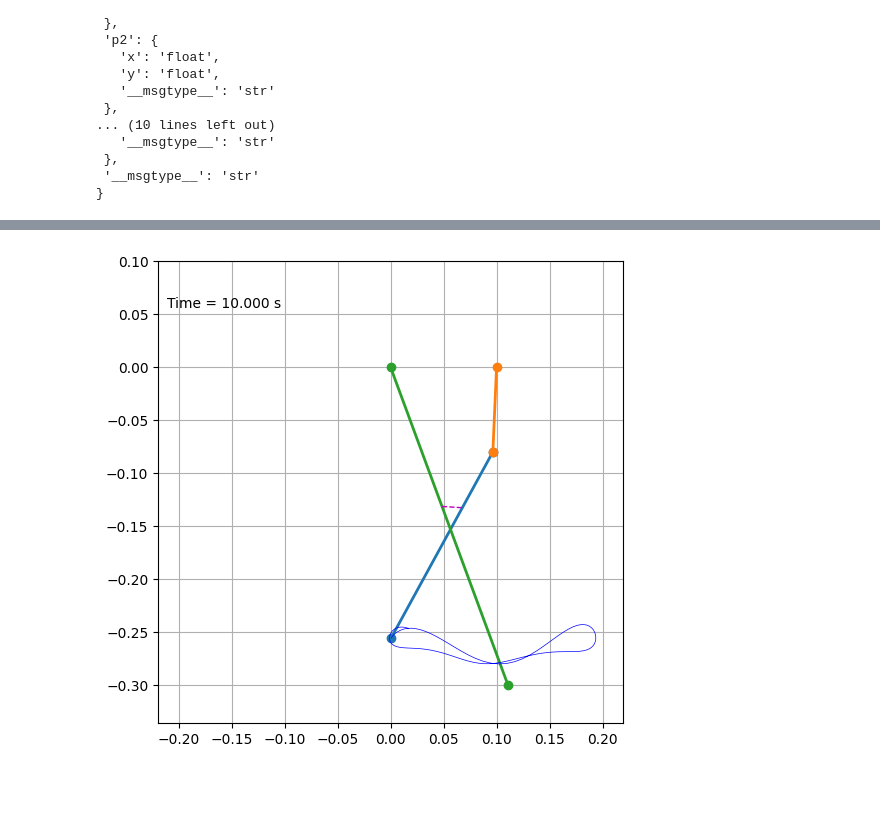
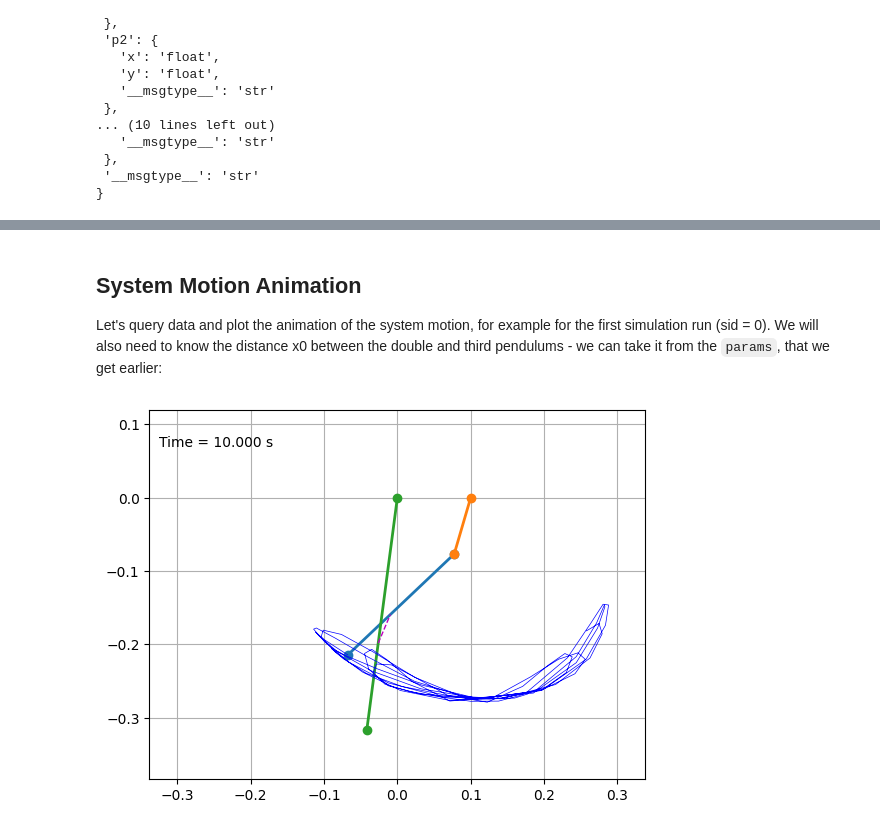
Before and after one commit to citros-garden/pendulum, a Jupyter notebook: citros_template/notebooks/system_with_spring.ipynb, the cells around one changed output, grey strips where cells are left out. Saved outputs shown, nothing was run; the diff lists cells and outputs as text; code cells hidden in the pictures; blank space fills up the shorter version.

Commit message:
docs(citros_template/notebooks): notebooks

```diff
--- a/citros_template/notebooks/system_with_spring.ipynb
+++ b/citros_template/notebooks/system_with_spring.ipynb
@@ -120,0 +143,6 @@ Let's query data and plot the animation of the system motion:
+# %%
+name = 'data.system_with_spring.ros__parameters'
+params = citros.batch(-1).topic('/config').data(name, additional_columns='sid')
+params = params[params[name].notna()].set_index('sid')[name]
+
+print(f"pandas.Series with initial parameters for the simulation runs:\n{params}")
@@ -121,18 +173,24 @@ Let's query data and plot the animation of the system motion:
+# %% [markdown]
+## System Motion Animation
+
+Let's query data and plot the animation of the system motion, for example for the first simulation run (sid = 0). We will also need to know the distance x0 between the double and third pendulums - we can take it from the `params`, that we get earlier:
 # %%
-F = citros.batch(-1).topic('/coordinates').data()
-x0 = citros.batch(-1).topic('/config').data('data.system_with_spring.ros__parameters.x0')['data.system_with_spring.ros__parameters.x0'][0]
+F = citros.batch(-1).sid(0).topic('/coordinates').data()
+x0 = params[0]['x0']
 # %%
 import matplotlib.pyplot as plt
 from collections import deque
 
 def animate(F, x0):
-
     # length of the history trace
     trace_len = 100
 
-    max_y = max(abs(F['data.p2.y']))*1.2
-    fig = plt.figure(figsize = (6,6))
-    ax = fig.add_subplot(111, autoscale_on=False, xlim=(-max_y, max_y), ylim=(-max_y, 0.1))
+    max_y_0 = abs(min([min(F['data.p2.y']), min(F['data.p3.y'])]))*1.2
+    max_y_1 = max([max(F['data.p1.y']), max(F['data.p2.y']), max(F['data.p3.y']), 0.1])*1.2
+    max_x = max([max(abs(F['data.p1.x'])), max(abs(F['data.p2.x'])), max(abs(F['data.p3.x']))])*1.2
+
+    fig = plt.figure()
+    ax = fig.add_subplot(111, autoscale_on=False, xlim=(-max_x, max_x), ylim=(-max_y_0, max_y_1))
     ax.set_aspect('equal', 'datalim')
     ax.grid()
 
@@ -146,31 +204,34 @@ def animate(F, x0):
 
     plt.close()
     def init():
         line1.set_data([], [])
         line2.set_data([], [])
         trace.set_data([], [])
         line3.set_data([], [])
         line4.set_data([], [])
         time_text.set_text('')
         trace_x.clear()
         trace_y.clear()
         return line1, line2, trace, time_text
 
     def animate_frame(i):
         trace_x.appendleft(F['data.p2.x'].iloc[i])
         trace_y.appendleft(F['data.p2.y'].iloc[i])
 
         line1.set_data([[F['data.p1.x'].iloc[i],F['data.p2.x'].iloc[i]],[F['data.p1.y'].iloc[i], F['data.p2.y'].iloc[i]]])
         line2.set_data([[x0,F['data.p1.x'].iloc[i]],[0, F['data.p1.y'].iloc[i]]])
         line3.set_data([[0,F['data.p3.x'].iloc[i]],[0, F['data.p3.y'].iloc[i]]])
         line4.set_data([[F['data.spr.x0'].iloc[i],F['data.spr.x1'].iloc[i]],[F['data.spr.y0'].iloc[i], F['data.spr.y1'].iloc[i]]])
         trace.set_data(trace_x, trace_y)
 
         time_text.set_text('Time = %.3f s' % F['data.t'].iloc[i])
         return line1, line2, line3, line4, trace, time_text
 
+    init()
     for i in range(len(F)):
         animate_frame(i)
         display(fig, clear=True)
+
+animate(F, x0)
 # %% [output]
-[figure, old version]
+[figure, new version]
```
Also changed, not shown: parts of 32 cells of this notebook, 3 other files.
